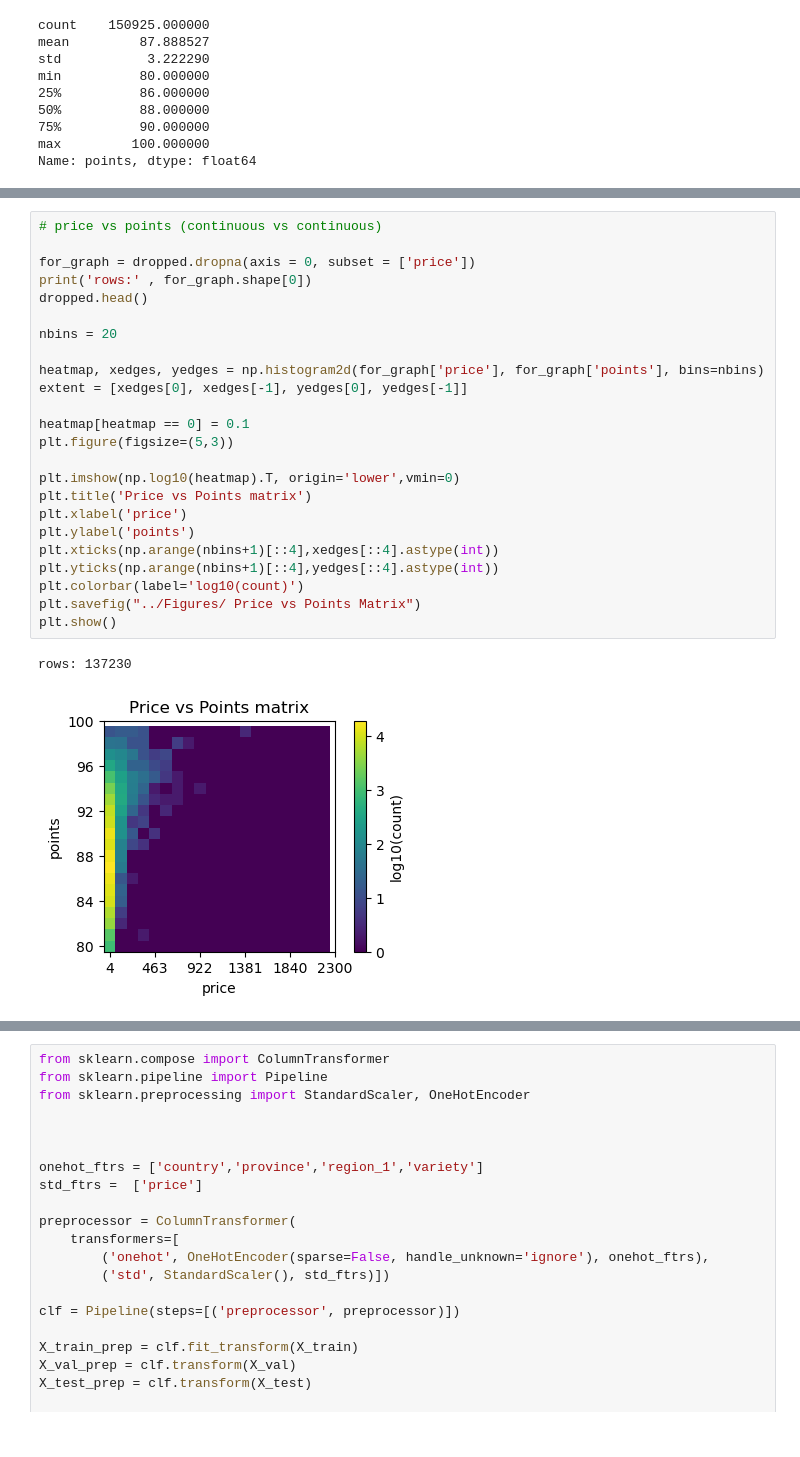
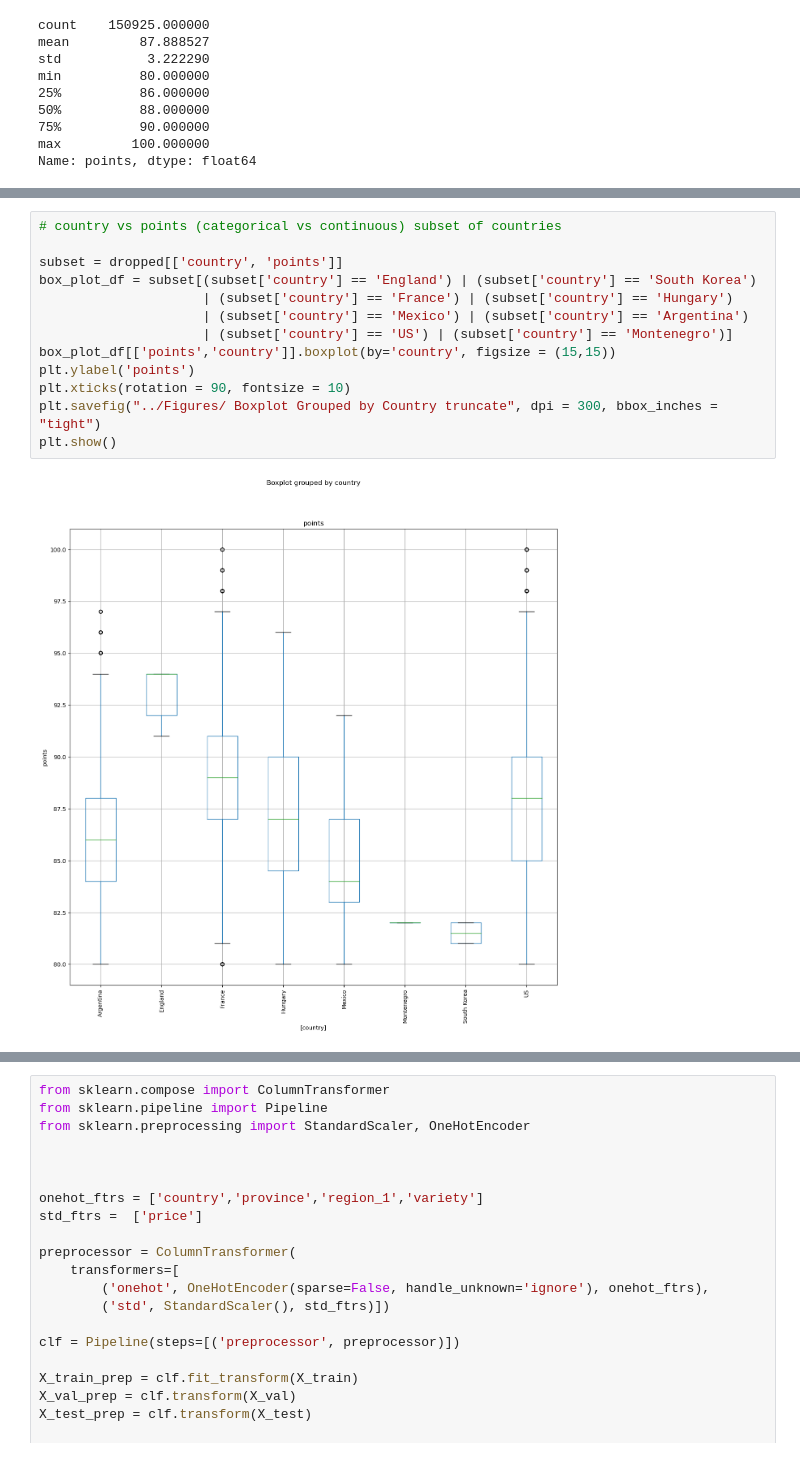
Before and after one commit to numbersix1103/Wine-Review-Midterm, a Jupyter notebook: src/Wine Reviews Midterm.ipynb, the cells around one changed output, grey strips where cells are left out. Saved outputs shown, nothing was run; the diff lists cells and outputs as text.

```diff
--- a/src/Wine Reviews Midterm.ipynb
+++ b/src/Wine Reviews Midterm.ipynb
@@ -317,30 +324,18 @@ plt.savefig("../Figures/ Boxplot Grouped by Country")
 plt.show()
 # %% [output]
 [figure]
-# %%
-# price vs points (continuous vs continuous)
-
-for_graph = dropped.dropna(axis = 0, subset = ['price'])
-print('rows:' , for_graph.shape[0])
-dropped.head()
-
-nbins = 20
-
-heatmap, xedges, yedges = np.histogram2d(for_graph['price'], for_graph['points'], bins=nbins)
-extent = [xedges[0], xedges[-1], yedges[0], yedges[-1]]
-
-heatmap[heatmap == 0] = 0.1
-plt.figure(figsize=(5,3))
-
-plt.imshow(np.log10(heatmap).T, origin='lower',vmin=0)
-plt.title('Price vs Points matrix')
-plt.xlabel('price')
-plt.ylabel('points')
-plt.xticks(np.arange(nbins+1)[::4],xedges[::4].astype(int))
-plt.yticks(np.arange(nbins+1)[::4],yedges[::4].astype(int))
-plt.colorbar(label='log10(count)')
-plt.savefig("../Figures/ Price vs Points Matrix")
-plt.show()
-# %% [output]
-rows: 137230
-[figure, removed]
+# %%
+# country vs points (categorical vs continuous) subset of countries
+
+subset = dropped[['country', 'points']]
+box_plot_df = subset[(subset['country'] == 'England') | (subset['country'] == 'South Korea')
+                     | (subset['country'] == 'France') | (subset['country'] == 'Hungary')
+                     | (subset['country'] == 'Mexico') | (subset['country'] == 'Argentina')
+                     | (subset['country'] == 'US') | (subset['country'] == 'Montenegro')]
+box_plot_df[['points','country']].boxplot(by='country', figsize = (15,15))
+plt.ylabel('points')
+plt.xticks(rotation = 90, fontsize = 10)
+plt.savefig("../Figures/ Boxplot Grouped by Country truncate", dpi = 300, bbox_inches = "tight")
+plt.show()
+# %% [output]
+[figure, added]
```
Also changed, not shown: parts of 8 cells of this notebook, 9 other files.
